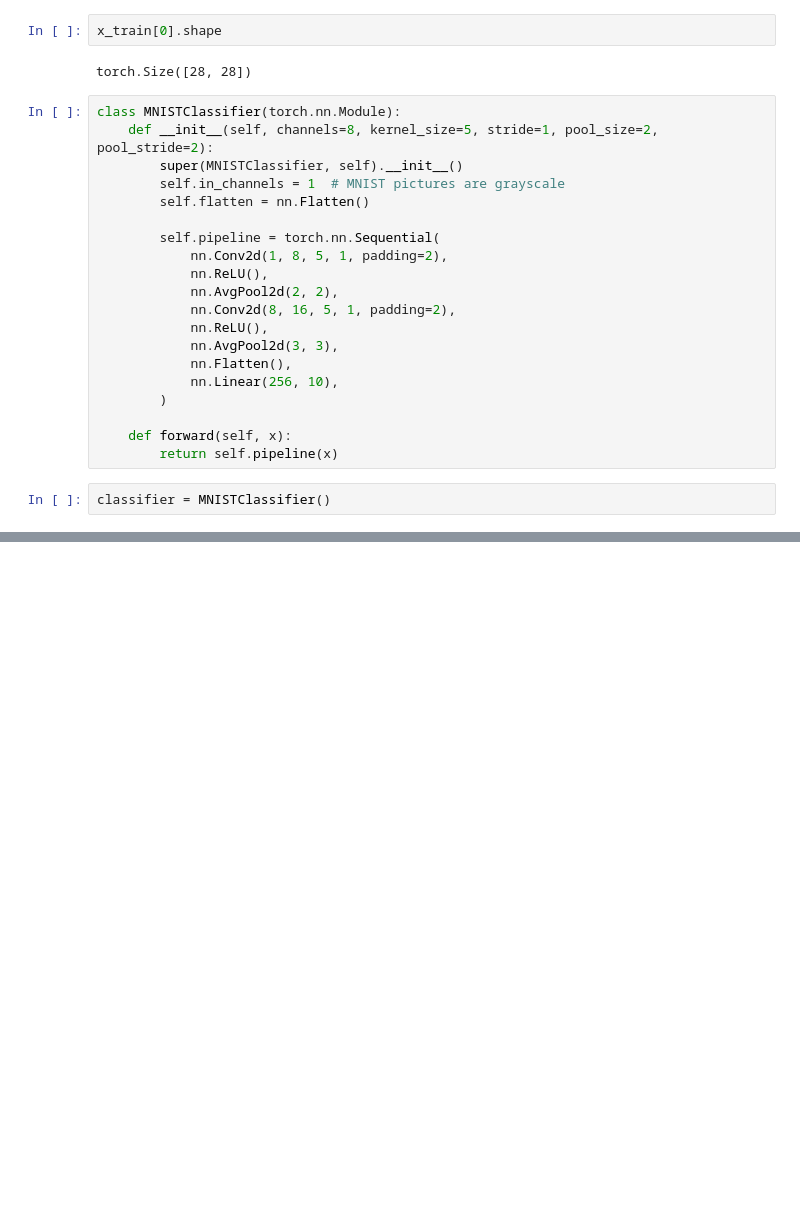
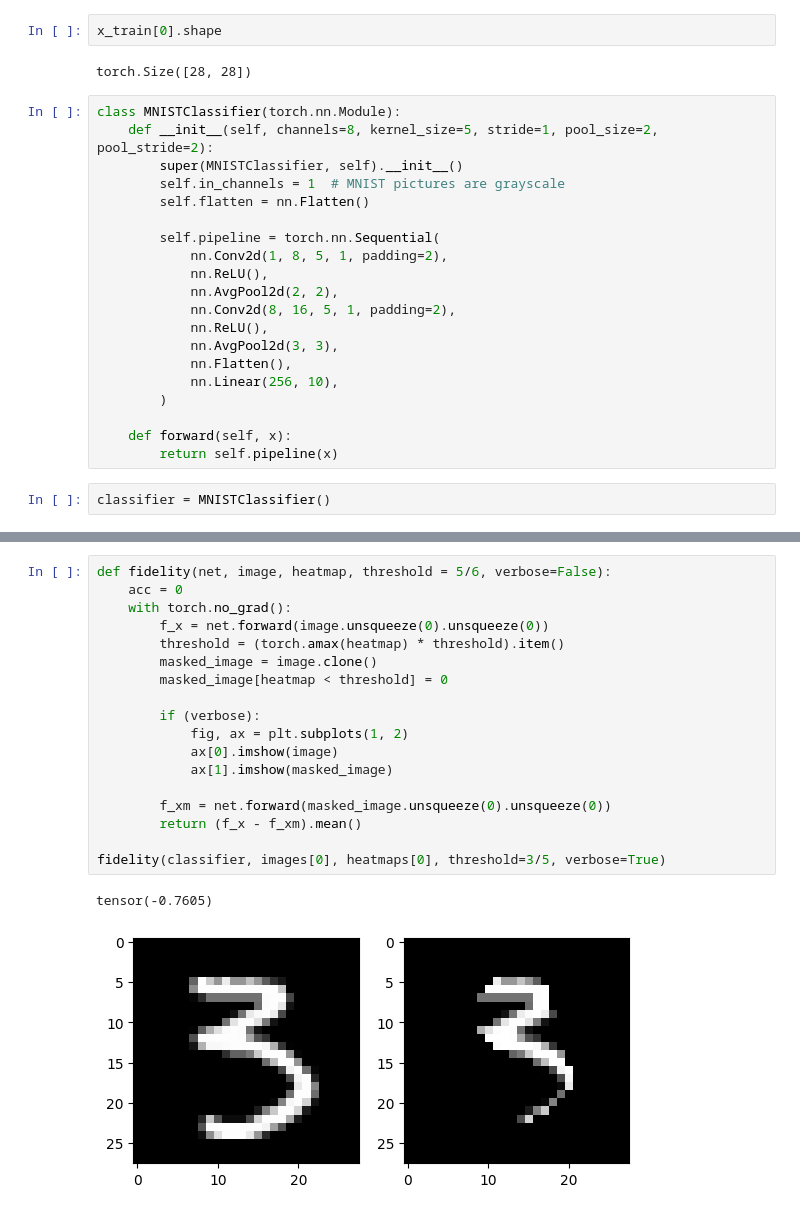
Before and after one commit to ncinsli/MNIST-Grad-CAM-implementation, a Jupyter notebook: model.ipynb, the cells around one changed output, grey strips where cells are left out. Saved outputs shown, nothing was run; the diff lists cells and outputs as text; blank space fills up the shorter version.

```diff
--- a/model.ipynb
+++ b/model.ipynb
@@ -190 +228,22 @@ classifier.pipeline[3].register_forward_hook(get_activation('conv2'))
+# %%
+def fidelity(net, image, heatmap, threshold = 5/6, verbose=False):
+    acc = 0
+    with torch.no_grad():
+        f_x = net.forward(image.unsqueeze(0).unsqueeze(0))
+        threshold = (torch.amax(heatmap) * threshold).item()
+        masked_image = image.clone()
+        masked_image[heatmap < threshold] = 0
+
+        if (verbose):
+            fig, ax = plt.subplots(1, 2)
+            ax[0].imshow(image)
+            ax[1].imshow(masked_image)
+
+        f_xm = net.forward(masked_image.unsqueeze(0).unsqueeze(0))
+        return (f_x - f_xm).mean()
+
+fidelity(classifier, images[0], heatmaps[0], threshold=3/5, verbose=True)
+# %% [output]
+tensor(-0.7605)
+[figure, added]
 # %%
```
Also changed, not shown: parts of 11 cells of this notebook.
